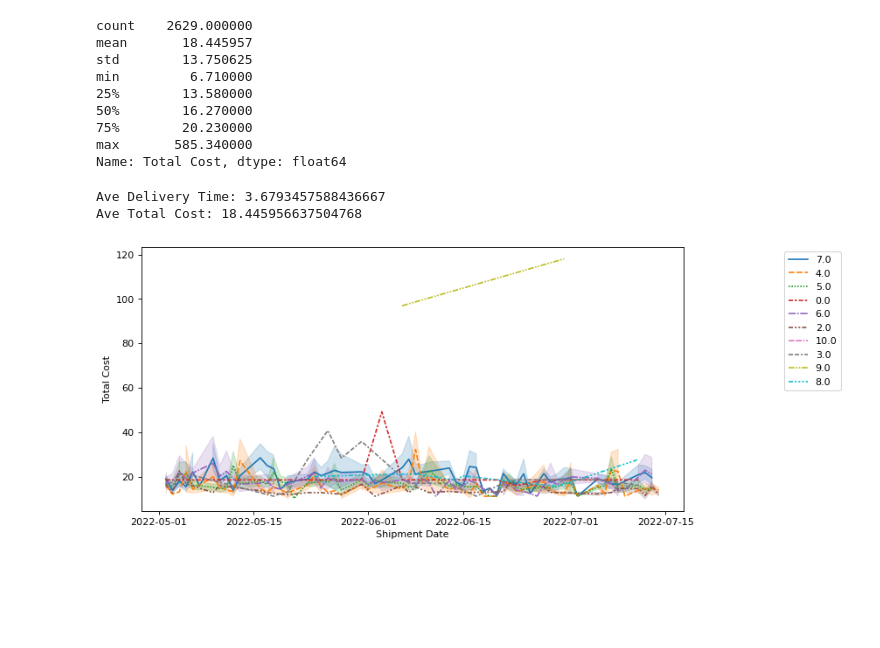
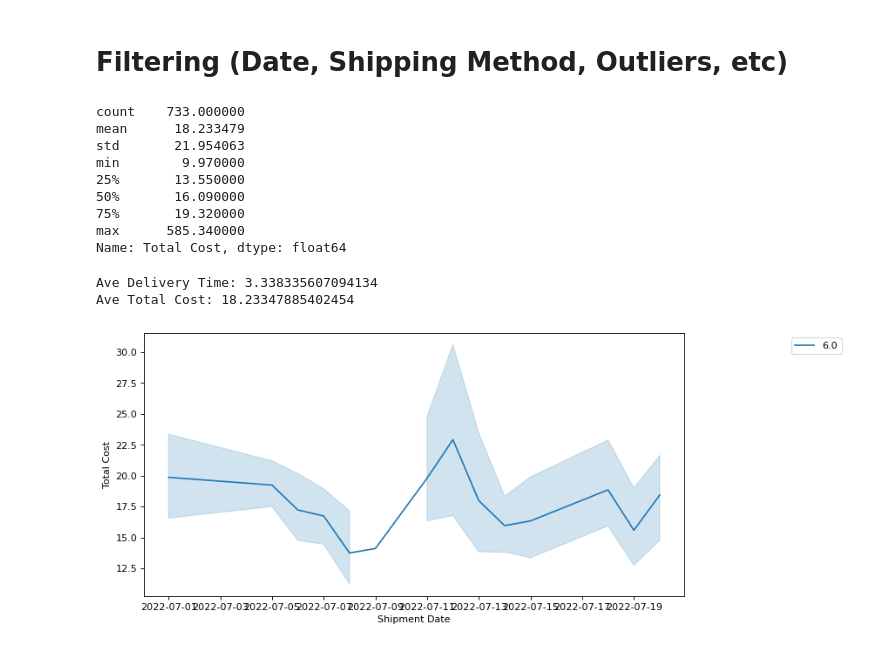
Before and after one commit to Evan-Archuleta/fedex_invoices, a Jupyter notebook: fedex_invoice_check.ipynb, the cells around one changed output. Cells and saved outputs as stored; diff of their text form; code cells hidden in the pictures; blank space fills up the shorter version.

Commit message:
improved filtering

```diff
--- a/fedex_invoice_check.ipynb
+++ b/fedex_invoice_check.ipynb
@@ -216,15 +168,48 @@ df_1 = df_1.drop_duplicates(subset=['Express or Ground Tracking ID'])
+# %% [markdown]
+# Filtering (Date, Shipping Method, Outliers, etc)
+# %%
+# Filter by Date
+df_1 = df.copy()
+
+# Year
+df_1 = df_1[df_1['Shipment Date'].dt.strftime('%Y') == '2022']
+
+# Month
+df_1 = df_1[df_1['Shipment Date'].dt.strftime('%m') >= '07']
+
+# outliers
+#df_1 = df_1[df_1['Total Cost'] <= 80]
+
+# Service Type
+#df_1 = df_1[df_1['Service Type'] == 'SmartPost']
+#df_1 = df_1[df_1['Service Type'] != 'FedEx 2Day']
+
+# State
+#df_1 = df_1[df_1['Recipient State'] == 'CA']
+
+# Outbound
+df_1 = df_1[df_1['Recipient Name'] != 'Pillows.com']
+
+# Zone Code
+#df_1 = df_1[df_1['Zone Code'] == '6.0']
+
+# Rated Weight
+#df_1 = df_1[df_1['Rated Weight Amount'] < 20]
+
+# Drop Duplicates
+df_1 = df_1.drop_duplicates(subset=['Express or Ground Tracking ID'])
 # %%
 # Explore Data
 df_1['Total Cost'].describe()
 # %% [output]
-count    2629.000000
-mean       18.445957
-std        13.750625
-min         6.710000
-25%        13.580000
-50%        16.270000
-75%        20.230000
-max       585.340000
+count    733.000000
+mean      18.233479
+std       21.954063
+min        9.970000
+25%       13.550000
+50%       16.090000
+75%       19.320000
+max      585.340000
 Name: Total Cost, dtype: float64
 # %%
 # averages
@@ -234,12 +219,15 @@ mean_total_cost = df_1['Total Cost'].mean()
 print("Ave Delivery Time:", mean_delivery)
 print("Ave Total Cost:", mean_total_cost)
 # %% [output]
-Ave Delivery Time: 3.6793457588436667
-Ave Total Cost: 18.445956637504768
+Ave Delivery Time: 3.338335607094134
+Ave Total Cost: 18.23347885402454
 # %%
 figure(figsize=(10, 5), dpi=80);
 
-sns.lineplot(data=df_1, x="Shipment Date", y="Total Cost", hue="Zone Code", style="Zone Code");
+# Extra Filter
+df_2 = df_1[df_1['Zone Code'] == '6.0']
+
+sns.lineplot(data=df_2, x="Shipment Date", y="Total Cost", hue="Zone Code", style="Zone Code");
 plt.legend(loc='best', bbox_to_anchor=(.7, 0., .6, 1));
 # %% [output]
-[figure, old version]
+[figure, new version]
```
Also changed, not shown: parts of 19 cells of this notebook.
